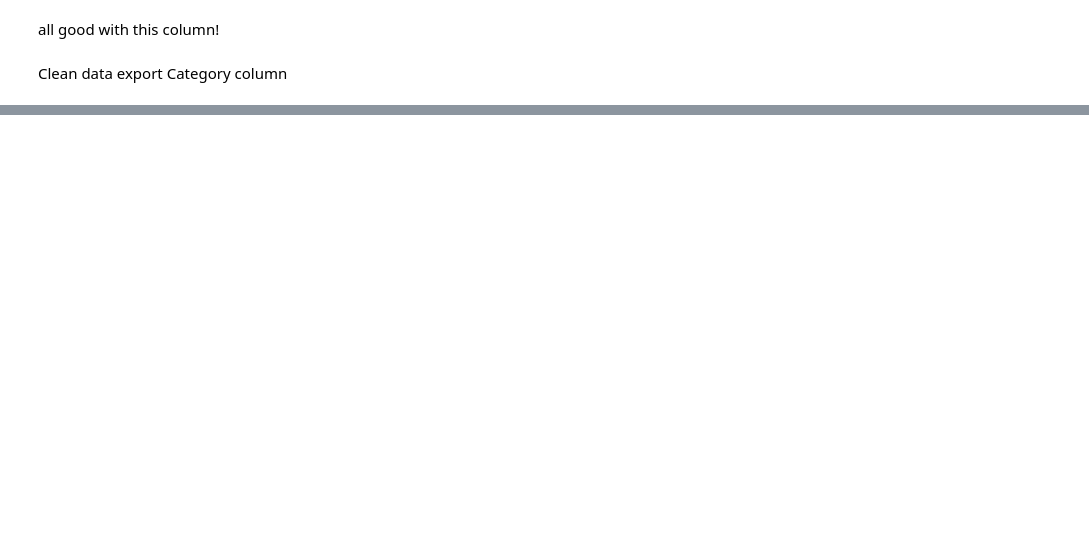
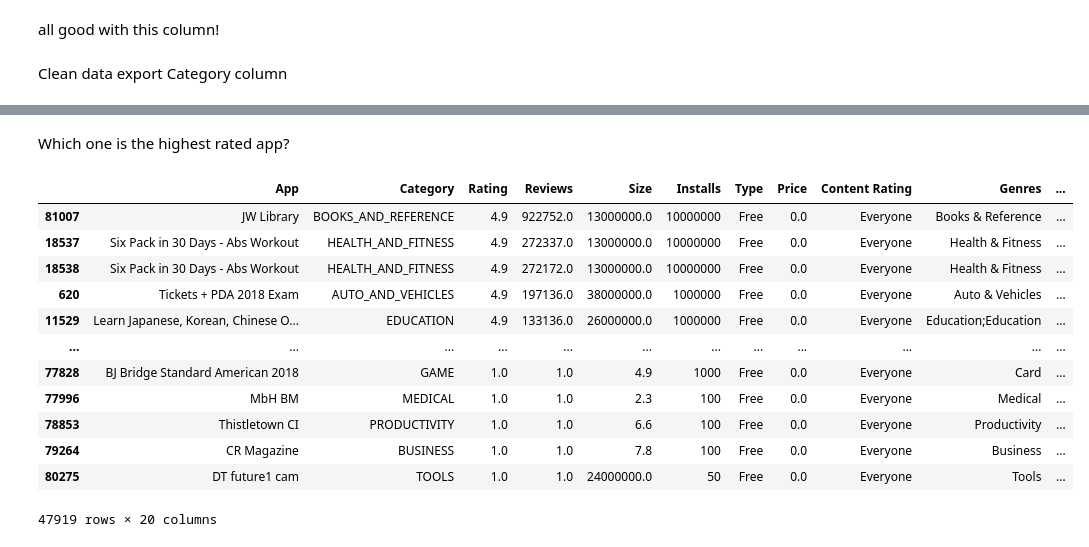
Before and after one commit to btessaro/googleplaystore, a Jupyter notebook: Jupyter-dataw.ipynb, the cells around one changed output, grey strips where cells are left out. Saved outputs shown, nothing was run; the diff lists cells and outputs as text; code cells hidden in the pictures; blank space fills up the shorter version.

```diff
--- a/Jupyter-dataw.ipynb
+++ b/Jupyter-dataw.ipynb
@@ -641,0 +682,18 @@ df3.to_excel("clean-data.xlsx")
+# %% [markdown]
+Which one is the highest rated app?
+# %%
+df3.sort_values(by = ['Rating','Reviews'],ascending=False)
+# %% [output]
+|  | App | Category | Rating | Reviews | Size | Installs | Type | Price | Content Rating | Genres | ... |
+| 81007 | JW Library | BOOKS_AND_REFERENCE | 4.9 | 922752.0 | 13000000.0 | 10000000 | Free | 0.0 | Everyone | Books & Reference | ... |
+| 18537 | Six Pack in 30 Days - Abs Workout | HEALTH_AND_FITNESS | 4.9 | 272337.0 | 13000000.0 | 10000000 | Free | 0.0 | Everyone | Health & Fitness | ... |
+| 18538 | Six Pack in 30 Days - Abs Workout | HEALTH_AND_FITNESS | 4.9 | 272172.0 | 13000000.0 | 10000000 | Free | 0.0 | Everyone | Health & Fitness | ... |
+| 620 | Tickets + PDA 2018 Exam | AUTO_AND_VEHICLES | 4.9 | 197136.0 | 38000000.0 | 1000000 | Free | 0.0 | Everyone | Auto & Vehicles | ... |
+| 11529 | Learn Japanese, Korean, Chinese O... | EDUCATION | 4.9 | 133136.0 | 26000000.0 | 1000000 | Free | 0.0 | Everyone | Education;Education | ... |
+| ... | ... | ... | ... | ... | ... | ... | ... | ... | ... | ... | ... |
+| 77828 | BJ Bridge Standard American 2018 | GAME | 1.0 | 1.0 | 4.9 | 1000 | Free | 0.0 | Everyone | Card | ... |
+| 77996 | MbH BM | MEDICAL | 1.0 | 1.0 | 2.3 | 100 | Free | 0.0 | Everyone | Medical | ... |
+| 78853 | Thistletown CI | PRODUCTIVITY | 1.0 | 1.0 | 6.6 | 100 | Free | 0.0 | Everyone | Productivity | ... |
+| 79264 | CR Magazine | BUSINESS | 1.0 | 1.0 | 7.8 | 100 | Free | 0.0 | Everyone | Business | ... |
+| 80275 | DT future1 cam | TOOLS | 1.0 | 1.0 | 24000000.0 | 50 | Free | 0.0 | Everyone | Tools | ... |
+47919 rows × 20 columns
```
Also changed, not shown: parts of 13 cells of this notebook.
